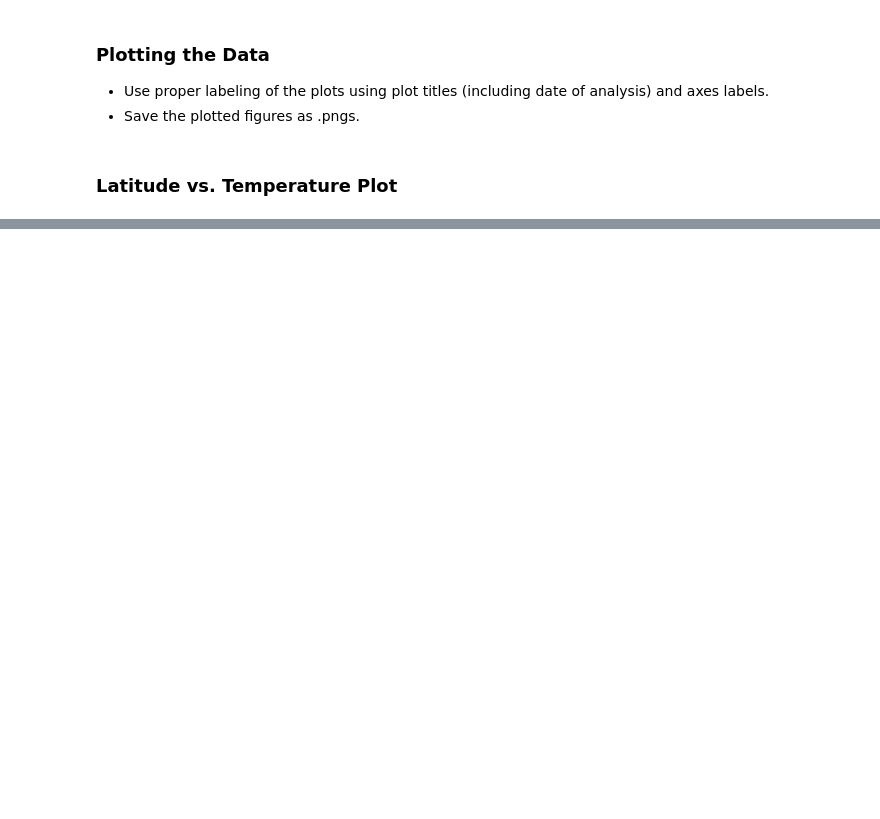
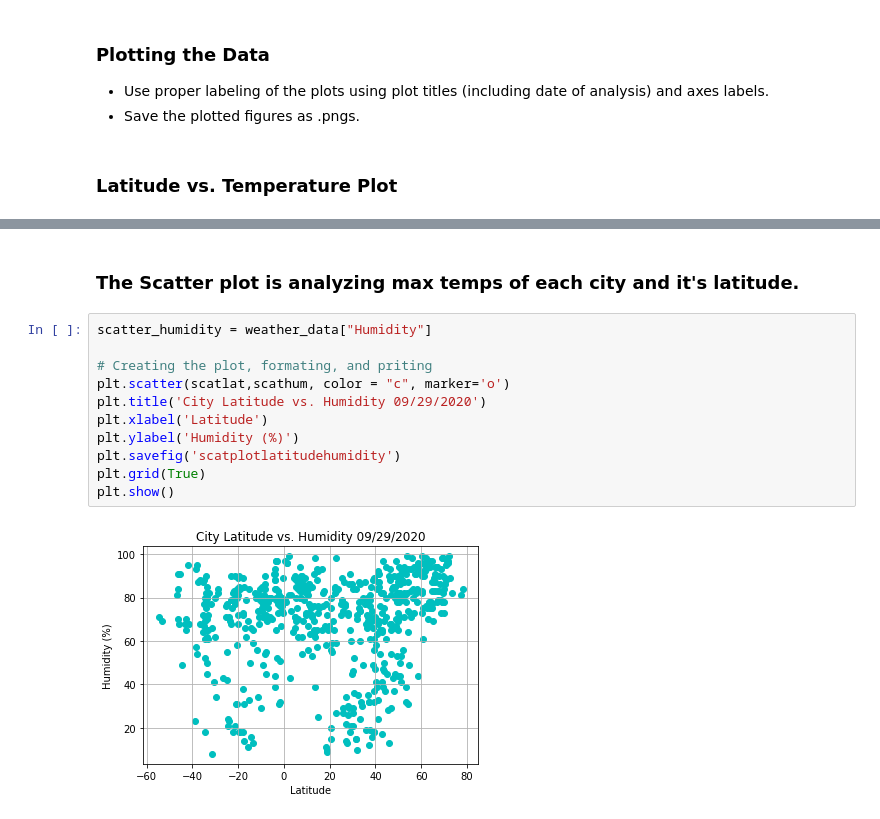
Before and after one commit to GStout17/python-api-challenge, a Jupyter notebook: WeatherPy/WeatherPy.ipynb, the cells around one changed output, grey strips where cells are left out. Cells and saved outputs as stored; diff of their text form; blank space fills up the shorter version.

```diff
--- a/WeatherPy/WeatherPy.ipynb
+++ b/WeatherPy/WeatherPy.ipynb
@@ -226,0 +227,15 @@ plt.show()
+# %% [markdown]
+### The Scatter plot is analyzing max temps of each city and it's latitude.
+# %%
+scatter_humidity = weather_data["Humidity"]
+
+# Creating the plot, formating, and priting
+plt.scatter(scatlat,scathum, color = "c", marker='o')
+plt.title('City Latitude vs. Humidity 09/29/2020')
+plt.xlabel('Latitude')
+plt.ylabel('Humidity (%)')
+plt.savefig('scatplotlatitudehumidity')
+plt.grid(True)
+plt.show()
+# %% [output]
+[figure, added]
```
Also changed, not shown: parts of 12 cells of this notebook, 5 other files.
